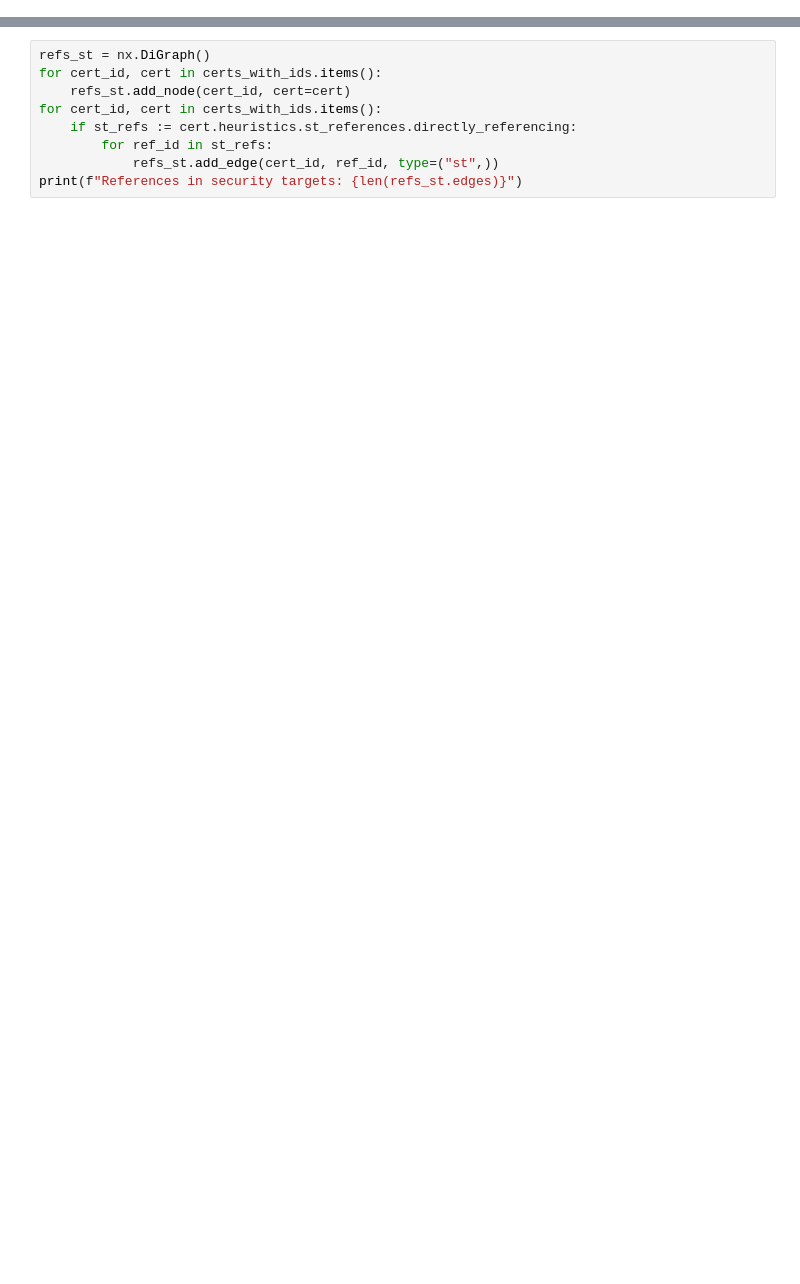
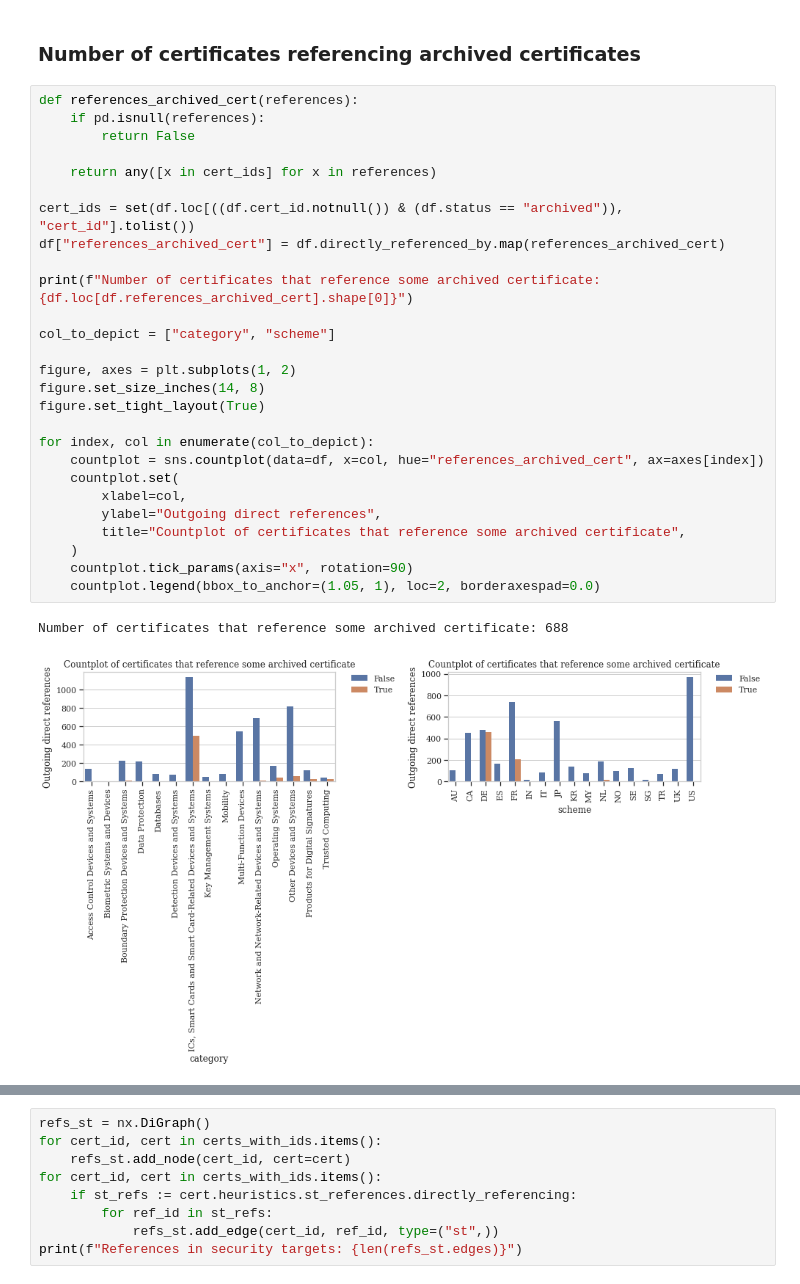
Before and after one commit to crocs-muni/sec-certs, a Jupyter notebook: notebooks/cc/references.ipynb, the cells around one changed output, grey strips where cells are left out. Drawn from its saved outputs; the diff is of its cells as text; blank space fills up the shorter version.

```diff
--- a/notebooks/cc/references.ipynb
+++ b/notebooks/cc/references.ipynb
@@ -2,0 +111,32 @@
+# %% [markdown]
+### Number of certificates referencing archived certificates
+# %%
+def references_archived_cert(references):
+    if pd.isnull(references):
+        return False
+
+    return any([x in cert_ids] for x in references)
+
+cert_ids = set(df.loc[((df.cert_id.notnull()) & (df.status == "archived")), "cert_id"].tolist())
+df["references_archived_cert"] = df.directly_referenced_by.map(references_archived_cert)
+
+print(f"Number of certificates that reference some archived certificate: {df.loc[df.references_archived_cert].shape[0]}")
+
+col_to_depict = ["category", "scheme"]
+
+figure, axes = plt.subplots(1, 2)
+figure.set_size_inches(14, 8)
+figure.set_tight_layout(True)
+
+for index, col in enumerate(col_to_depict):
+    countplot = sns.countplot(data=df, x=col, hue="references_archived_cert", ax=axes[index])
+    countplot.set(
+        xlabel=col,
+        ylabel="Outgoing direct references",
+        title="Countplot of certificates that reference some archived certificate",
+    )
+    countplot.tick_params(axis="x", rotation=90)
+    countplot.legend(bbox_to_anchor=(1.05, 1), loc=2, borderaxespad=0.0)
+# %% [output]
+Number of certificates that reference some archived certificate: 688
+[figure, added]
```
Also changed, not shown: parts of 24 cells of this notebook, 1 other file.
